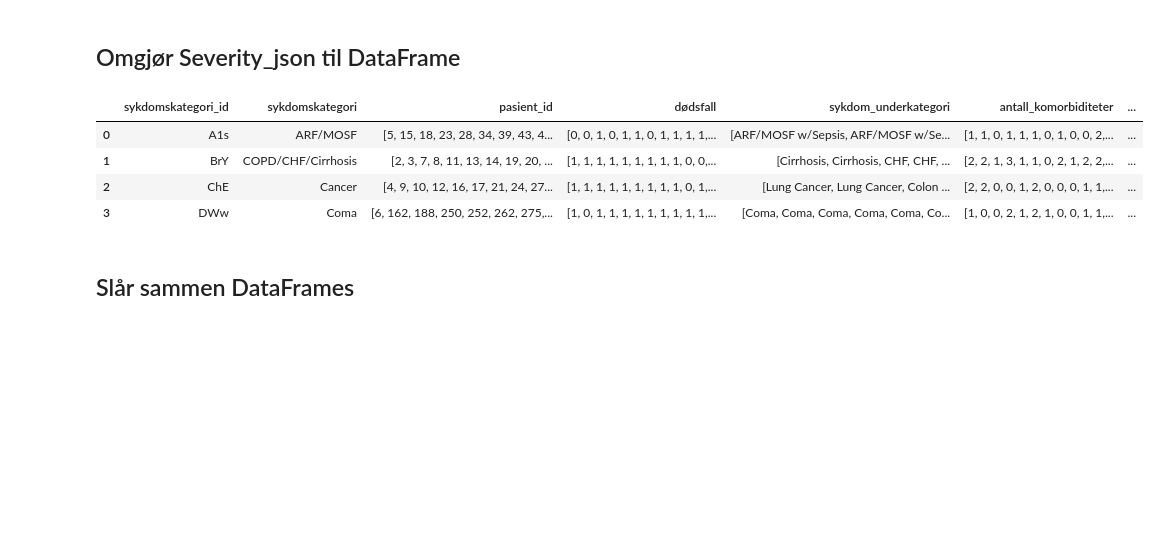
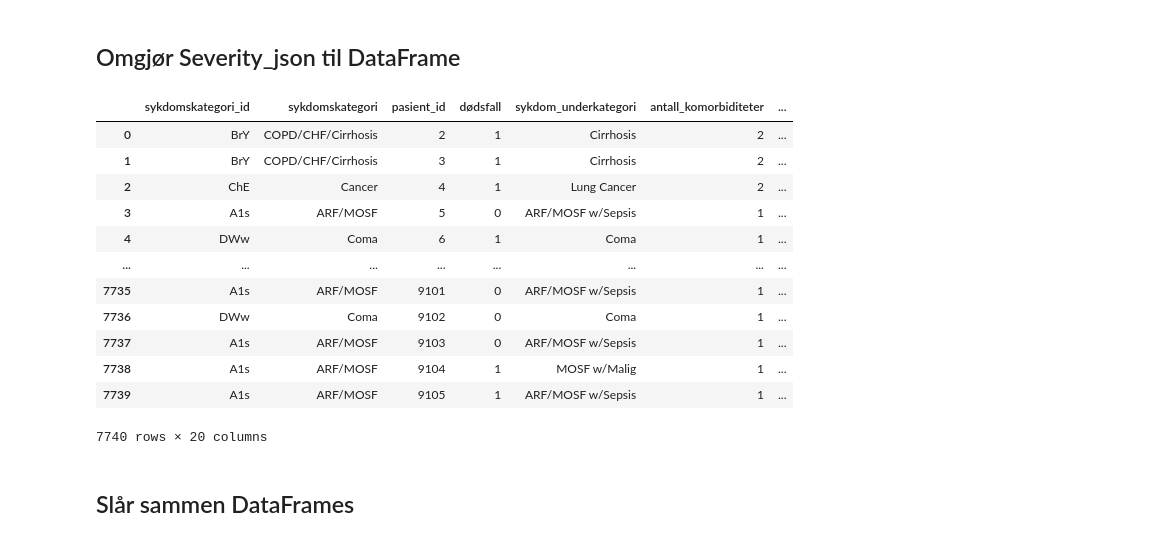
Before and after one commit to JakobBerg-Projects/Data-Science-Sykehusopphold, a Jupyter notebook: src/datatilberedning.ipynb, the cells around one changed output. Drawn from its saved outputs; the diff is of its cells as text; code cells hidden in the pictures; blank space fills up the shorter version.

```diff
--- a/src/datatilberedning.ipynb
+++ b/src/datatilberedning.ipynb
@@ -24,20 +24,40 @@ demographic_df = pd.read_csv('../raw_data/demographic.csv')
 hospital_df = pd.read_csv('../raw_data/hospital.csv')
 physiological_df = pd.read_table('../raw_data/physiological.txt')
 severity_json = pd.read_json('../raw_data/severity.json')
+
+demographic_df_sample = pd.read_csv('../sample_data/demographic.csv')
+hospital_df_sample = pd.read_csv('../sample_data/hospital.csv')
+physiological_df_sample = pd.read_table('../sample_data/physiological.txt')
+severity_json_sample = pd.read_json('../raw_data/severity.json')
 pd.set_option('display.max_columns', None)
 # %% [markdown]
 ## Omgjør Severity_json til DataFrame
 # %%
-severity_df = severity_json.iloc[:,0:-1].explode(list(severity_json.columns[2:-1]))
+# Eksploderer alle kolonner fra indeks 2 til siste kolonne, inkludert 'dnr_dag'
+severity_df = severity_json.iloc[:, 0:].explode(list(severity_json.columns[2:]))
 severity_df.reset_index(drop=True, inplace=True)
 severity_df = severity_df.sort_values(by=['pasient_id'], ignore_index=True)
-severity_json
+severity_df
+
+severity_df_sample = severity_json_sample.iloc[:, 0:].explode(list(severity_json_sample.columns[2:]))
+severity_df_sample.reset_index(drop=True, inplace=True)
+severity_df_sample = severity_df_sample.sort_values(by=['pasient_id'], ignore_index=True)
+
+severity_df_sample
 # %% [output]
 |  | sykdomskategori_id | sykdomskategori | pasient_id | dødsfall | sykdom_underkategori | antall_komorbiditeter | ... |
-| 0 | A1s | ARF/MOSF | [5, 15, 18, 23, 28, 34, 39, 43, 4... | [0, 0, 1, 0, 1, 1, 0, 1, 1, 1, 1,... | [ARF/MOSF w/Sepsis, ARF/MOSF w/Se... | [1, 1, 0, 1, 1, 1, 0, 1, 0, 0, 2,... | ... |
-| 1 | BrY | COPD/CHF/Cirrhosis | [2, 3, 7, 8, 11, 13, 14, 19, 20, ... | [1, 1, 1, 1, 1, 1, 1, 1, 1, 0, 0,... | [Cirrhosis, Cirrhosis, CHF, CHF, ... | [2, 2, 1, 3, 1, 1, 0, 2, 1, 2, 2,... | ... |
-| 2 | ChE | Cancer | [4, 9, 10, 12, 16, 17, 21, 24, 27... | [1, 1, 1, 1, 1, 1, 1, 1, 1, 0, 1,... | [Lung Cancer, Lung Cancer, Colon ... | [2, 2, 0, 0, 1, 2, 0, 0, 0, 1, 1,... | ... |
-| 3 | DWw | Coma | [6, 162, 188, 250, 252, 262, 275,... | [1, 0, 1, 1, 1, 1, 1, 1, 1, 1, 1,... | [Coma, Coma, Coma, Coma, Coma, Co... | [1, 0, 0, 2, 1, 2, 1, 0, 0, 1, 1,... | ... |
+| 0 | BrY | COPD/CHF/Cirrhosis | 2 | 1 | Cirrhosis | 2 | ... |
+| 1 | BrY | COPD/CHF/Cirrhosis | 3 | 1 | Cirrhosis | 2 | ... |
+| 2 | ChE | Cancer | 4 | 1 | Lung Cancer | 2 | ... |
+| 3 | A1s | ARF/MOSF | 5 | 0 | ARF/MOSF w/Sepsis | 1 | ... |
+| 4 | DWw | Coma | 6 | 1 | Coma | 1 | ... |
+| ... | ... | ... | ... | ... | ... | ... | ... |
+| 7735 | A1s | ARF/MOSF | 9101 | 0 | ARF/MOSF w/Sepsis | 1 | ... |
+| 7736 | DWw | Coma | 9102 | 0 | Coma | 1 | ... |
+| 7737 | A1s | ARF/MOSF | 9103 | 0 | ARF/MOSF w/Sepsis | 1 | ... |
+| 7738 | A1s | ARF/MOSF | 9104 | 1 | MOSF w/Malig | 1 | ... |
+| 7739 | A1s | ARF/MOSF | 9105 | 1 | ARF/MOSF w/Sepsis | 1 | ... |
+7740 rows × 20 columns
 # %% [markdown]
 ## Slår sammen DataFrames
 # %%
```
Also changed, not shown: parts of 9 cells of this notebook, 11 other files.
